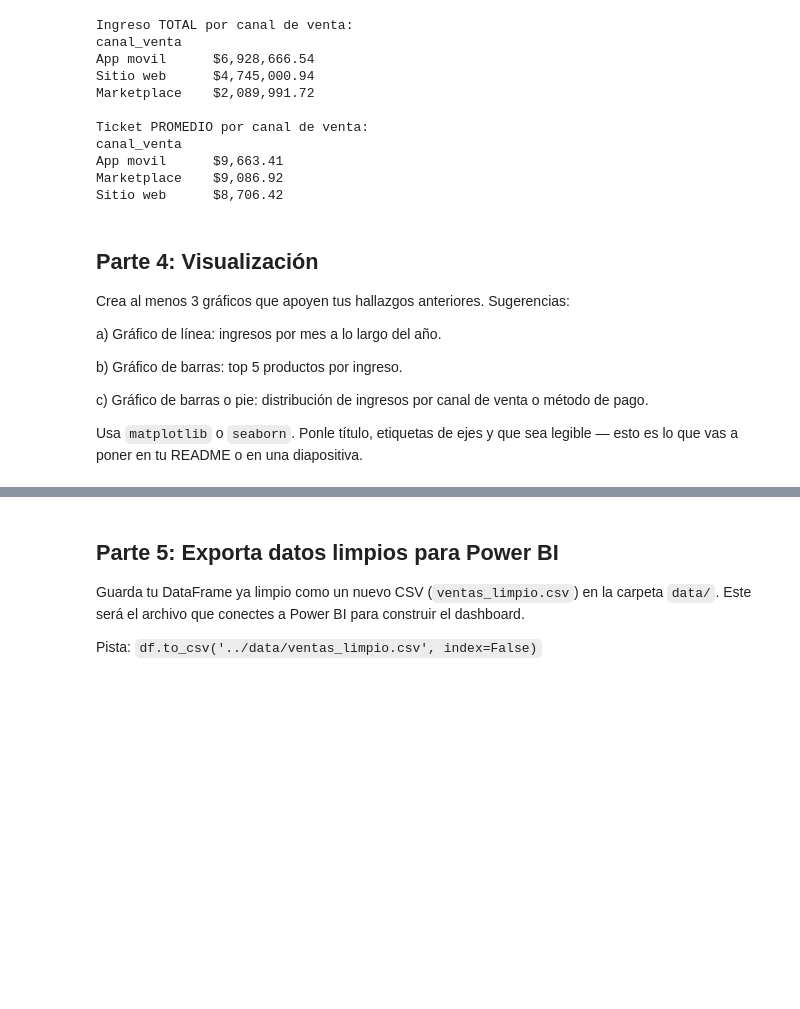
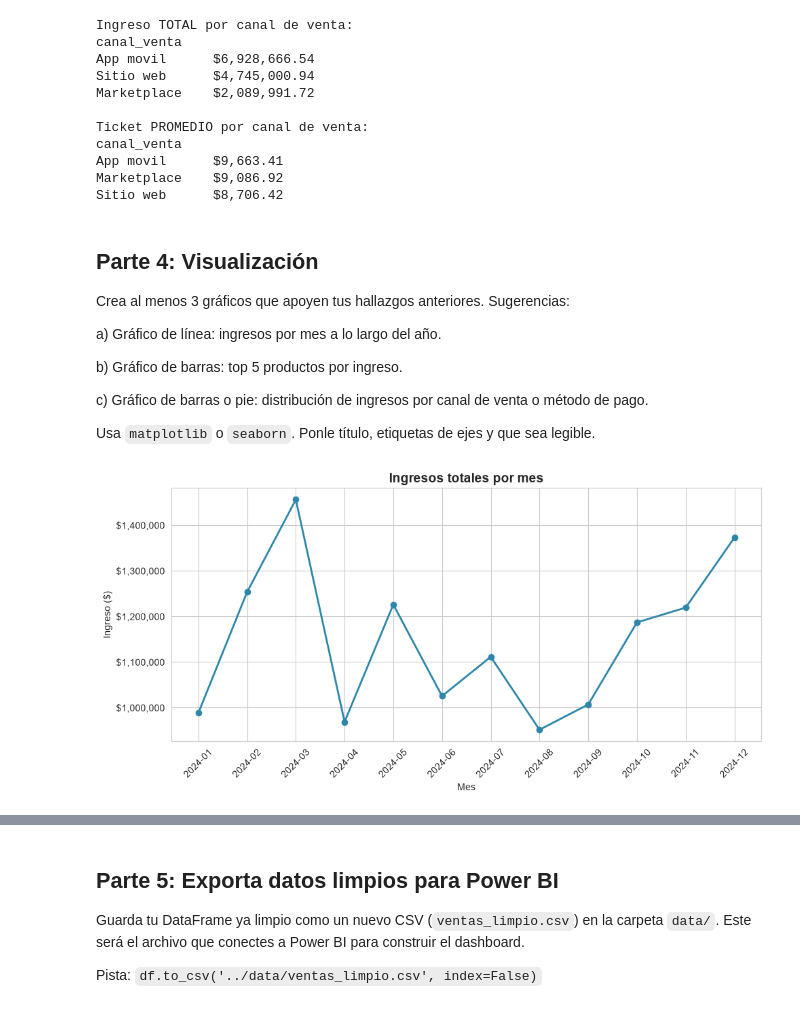
Before and after one commit to javisdata/portafolio-analisis, a Jupyter notebook: 01-analisis-ventas-ecommerce/notebooks/analisis.ipynb, the cells around one changed output, grey strips where cells are left out. Drawn from its saved outputs; the diff is of its cells as text; code cells hidden in the pictures; blank space fills up the shorter version.

```diff
--- a/01-analisis-ventas-ecommerce/notebooks/analisis.ipynb
+++ b/01-analisis-ventas-ecommerce/notebooks/analisis.ipynb
@@ -327,4 +327,4 @@ b) Gráfico de barras: top 5 productos por ingreso.
 
 c) Gráfico de barras o pie: distribución de ingresos por canal de venta o método de pago.
 
-Usa `matplotlib` o `seaborn`. Ponle título, etiquetas de ejes y que sea legible — esto es lo que vas a poner en tu README o en una diapositiva.
+Usa `matplotlib` o `seaborn`. Ponle título, etiquetas de ejes y que sea legible.
@@ -335,0 +331,26 @@ import seaborn as sns
+# %%
+import matplotlib.pyplot as plt
+import matplotlib.ticker as mticker
+import seaborn as sns
+
+# Configuramos un estilo visual limpio para todos los gráficos
+sns.set_style('whitegrid')
+
+# Función para formatear el eje de dinero como $6,928,666.54
+formato_dinero = mticker.FuncFormatter(lambda x, pos: f'${x:,.0f}')
+# %%
+# a) Ingresos por mes a lo largo del año
+ingreso_por_mes = df_completados.groupby('mes')['ingreso'].sum()
+
+fig, ax = plt.subplots(figsize=(10, 5))
+ax.plot(ingreso_por_mes.index.astype(str), ingreso_por_mes.values, marker='o', color='#2E86AB', linewidth=2)
+
+ax.set_title('Ingresos totales por mes', fontsize=14, fontweight='bold')
+ax.set_xlabel('Mes')
+ax.set_ylabel('Ingreso ($)')
+ax.yaxis.set_major_formatter(formato_dinero)
+plt.xticks(rotation=45)
+plt.tight_layout()
+plt.show()
+# %% [output]
+[figure, added]
```
Also changed, not shown: parts of 4 cells of this notebook.
